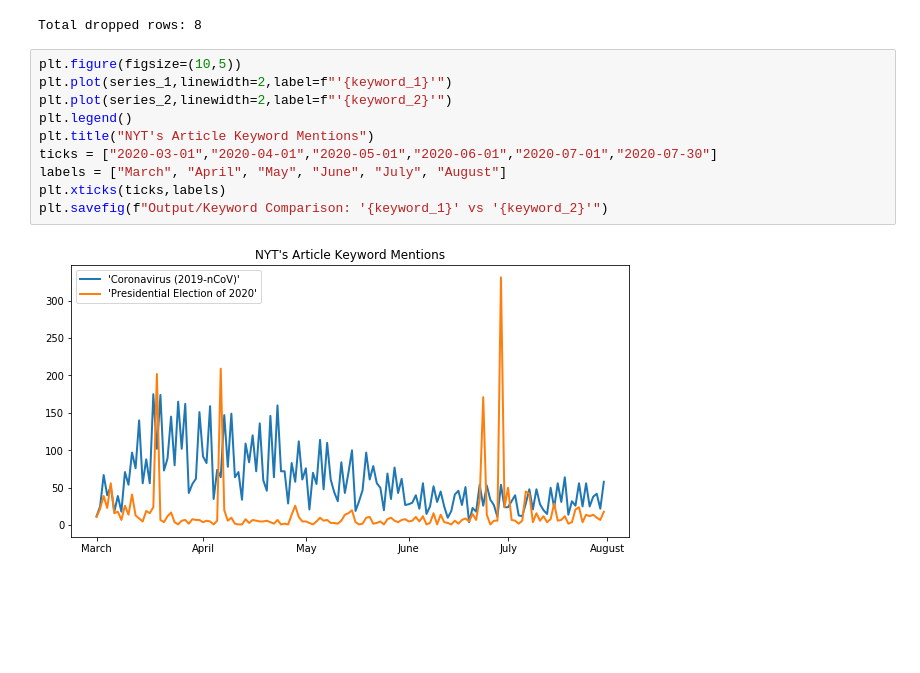
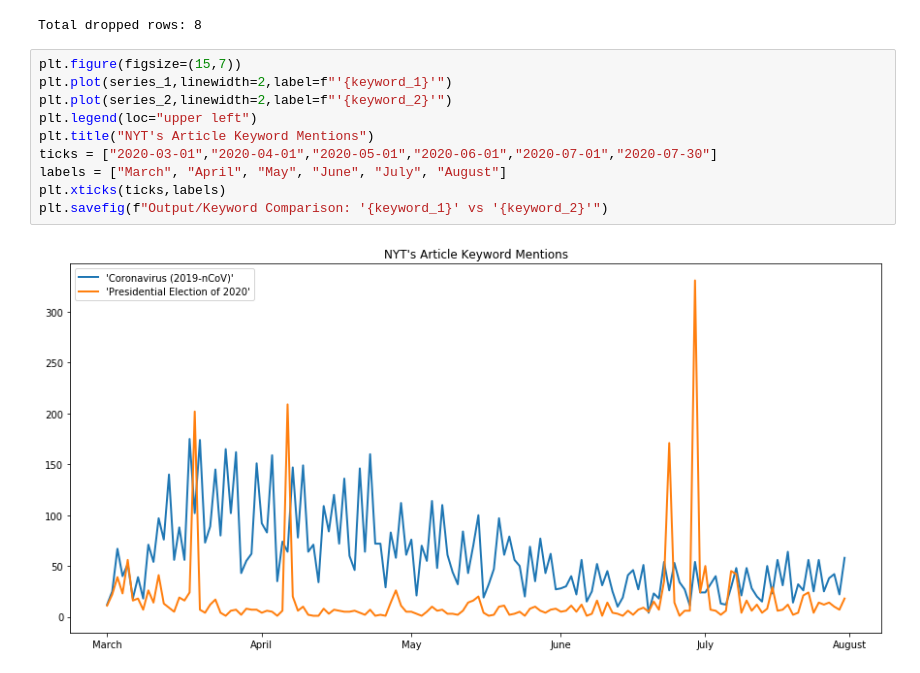
Before and after one commit to RoarkJ/NYT-Keyword-Analysis, a Jupyter notebook: multi_month.ipynb, the cells around one changed output. Cells and saved outputs as stored; diff of their text form; blank space fills up the shorter version.

```diff
--- a/multi_month.ipynb
+++ b/multi_month.ipynb
@@ -177,14 +176,14 @@ elif len(series_1.index) < len(series_2.index):
 # %% [output]
 Total dropped rows: 8
 # %%
-plt.figure(figsize=(10,5))
+plt.figure(figsize=(15,7))
 plt.plot(series_1,linewidth=2,label=f"'{keyword_1}'")
 plt.plot(series_2,linewidth=2,label=f"'{keyword_2}'")
-plt.legend()
+plt.legend(loc="upper left")
 plt.title("NYT's Article Keyword Mentions")
 ticks = ["2020-03-01","2020-04-01","2020-05-01","2020-06-01","2020-07-01","2020-07-30"]
 labels = ["March", "April", "May", "June", "July", "August"]
 plt.xticks(ticks,labels)
 plt.savefig(f"Output/Keyword Comparison: '{keyword_1}' vs '{keyword_2}'")
 # %% [output]
-[figure, old version]
+[figure, new version]
```
Also changed, not shown: parts of 3 cells of this notebook.
